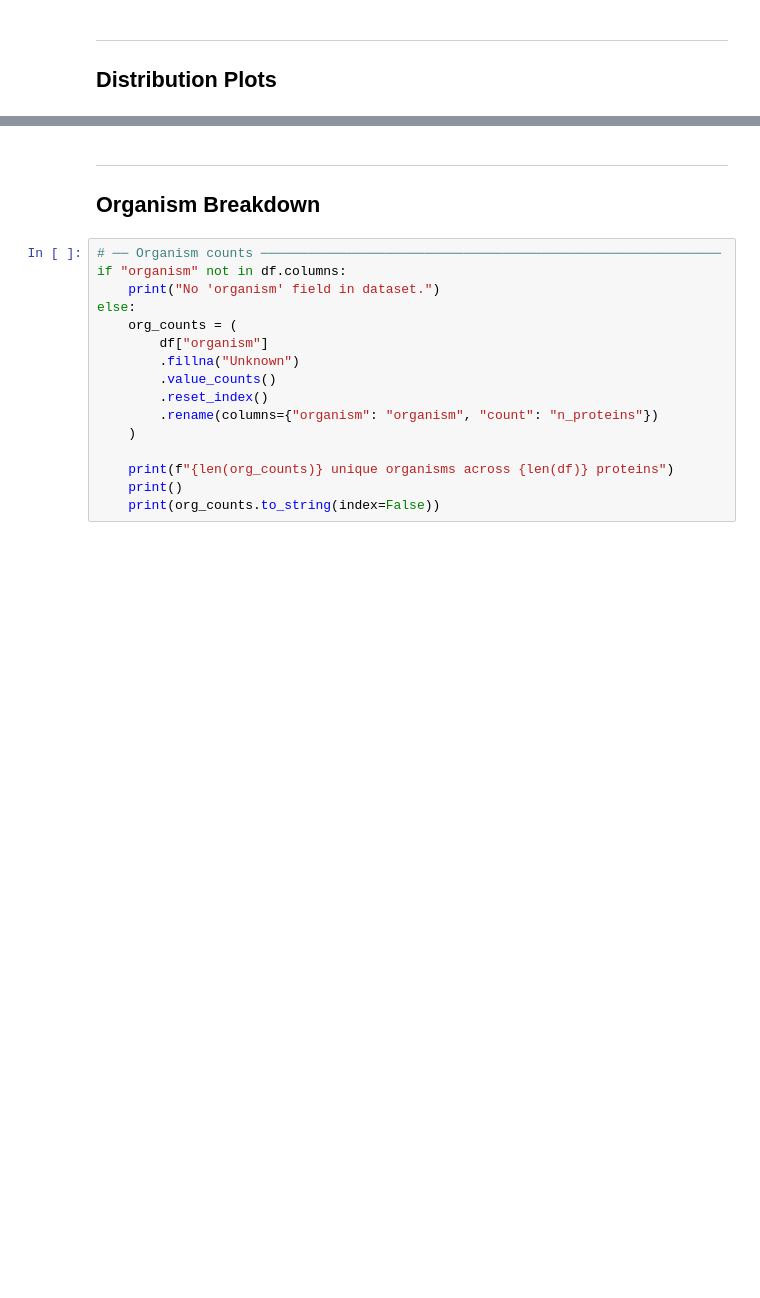
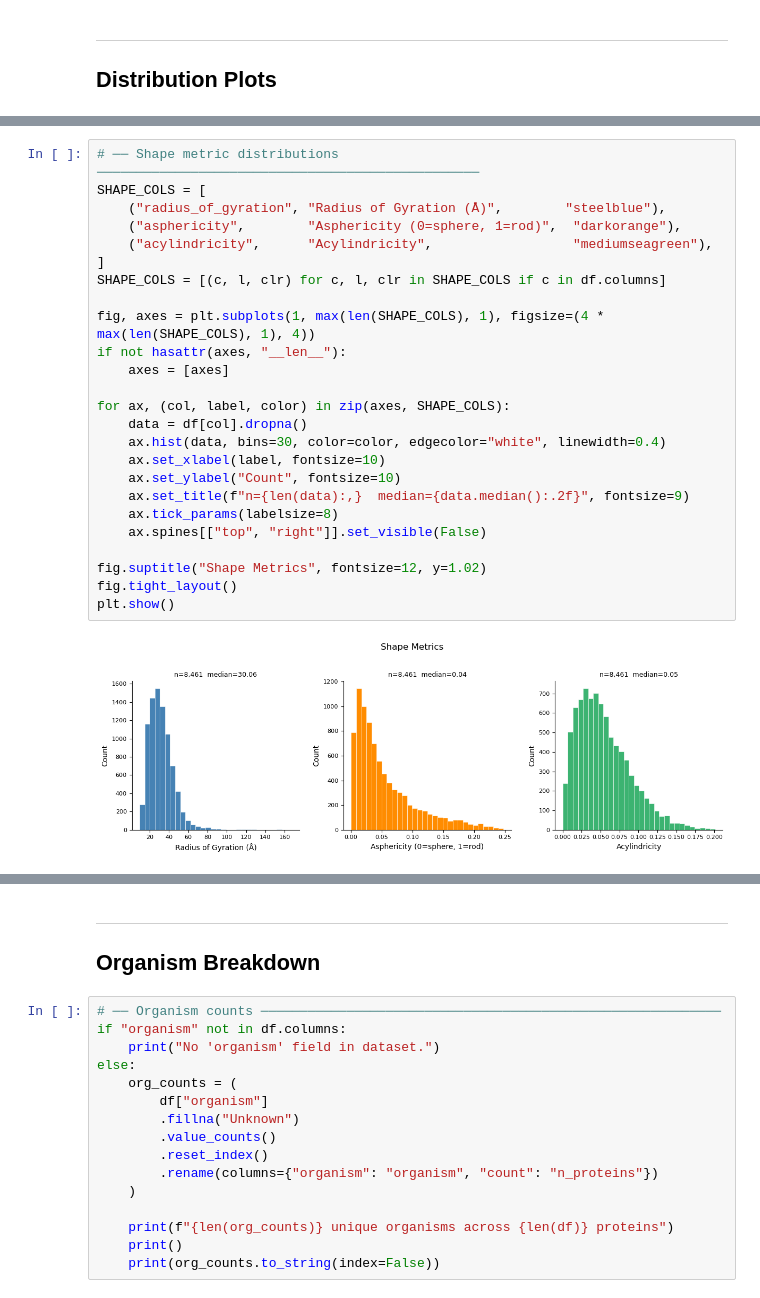
Before and after one commit to skylerturner-gif/ProteinStructure_ESP_Thesis, a Jupyter notebook: notebooks/initial_protein_data_analysis.ipynb, the cells around one changed output, grey strips where cells are left out. Drawn from its saved outputs; the diff is of its cells as text; blank space fills up the shorter version.

```diff
--- a/notebooks/initial_protein_data_analysis.ipynb
+++ b/notebooks/initial_protein_data_analysis.ipynb
@@ -148,0 +323,27 @@ plt.show()
+# %%
+# ── Shape metric distributions ─────────────────────────────────────────────────
+SHAPE_COLS = [
+    ("radius_of_gyration", "Radius of Gyration (Å)",        "steelblue"),
+    ("asphericity",        "Asphericity (0=sphere, 1=rod)",  "darkorange"),
+    ("acylindricity",      "Acylindricity",                  "mediumseagreen"),
+]
+SHAPE_COLS = [(c, l, clr) for c, l, clr in SHAPE_COLS if c in df.columns]
+
+fig, axes = plt.subplots(1, max(len(SHAPE_COLS), 1), figsize=(4 * max(len(SHAPE_COLS), 1), 4))
+if not hasattr(axes, "__len__"):
+    axes = [axes]
+
+for ax, (col, label, color) in zip(axes, SHAPE_COLS):
+    data = df[col].dropna()
+    ax.hist(data, bins=30, color=color, edgecolor="white", linewidth=0.4)
+    ax.set_xlabel(label, fontsize=10)
+    ax.set_ylabel("Count", fontsize=10)
+    ax.set_title(f"n={len(data):,}  median={data.median():.2f}", fontsize=9)
+    ax.tick_params(labelsize=8)
+    ax.spines[["top", "right"]].set_visible(False)
+
+fig.suptitle("Shape Metrics", fontsize=12, y=1.02)
+fig.tight_layout()
+plt.show()
+# %% [output]
+[figure, added]
```
Also changed, not shown: parts of 22 cells of this notebook, 8 other files.
